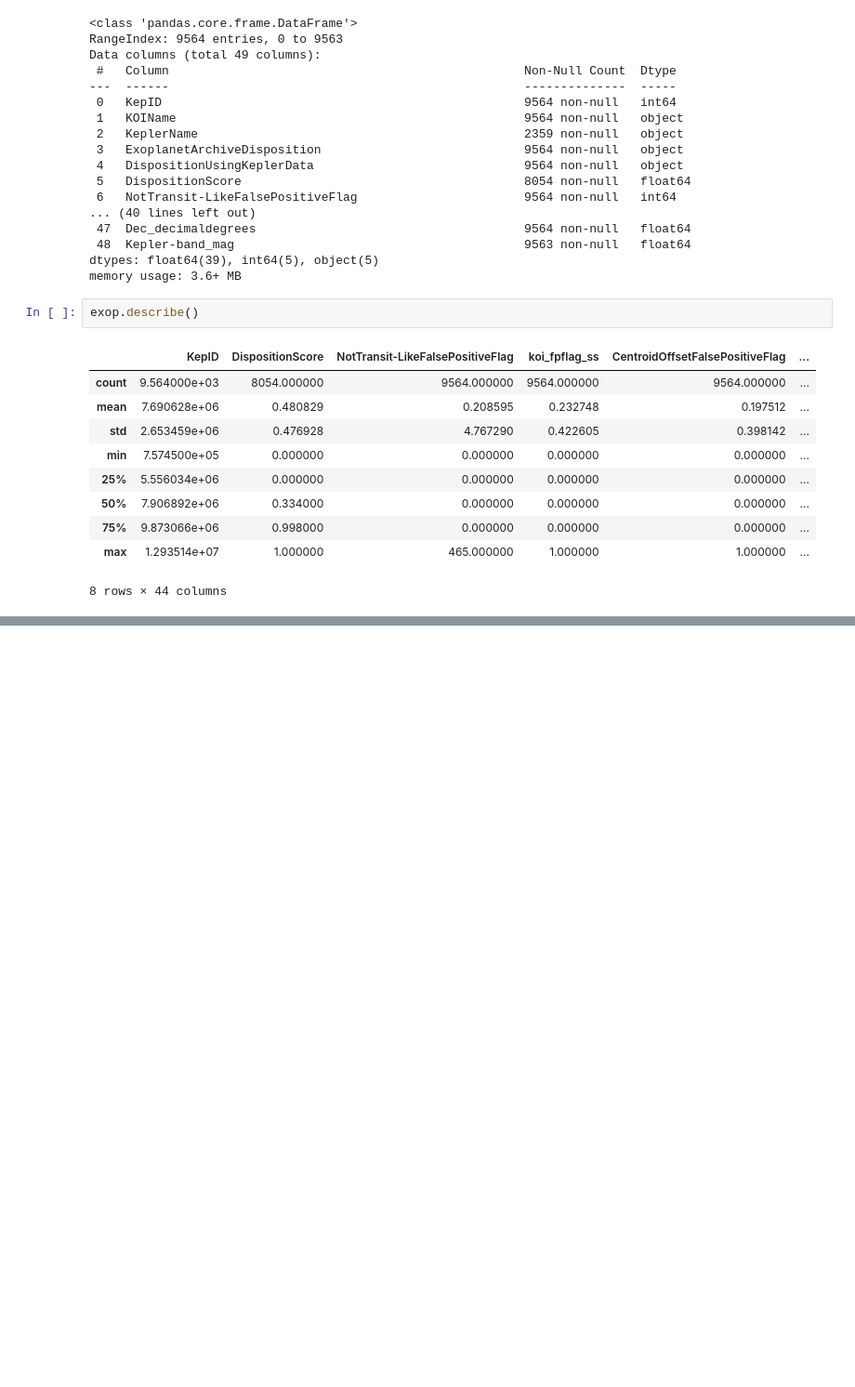
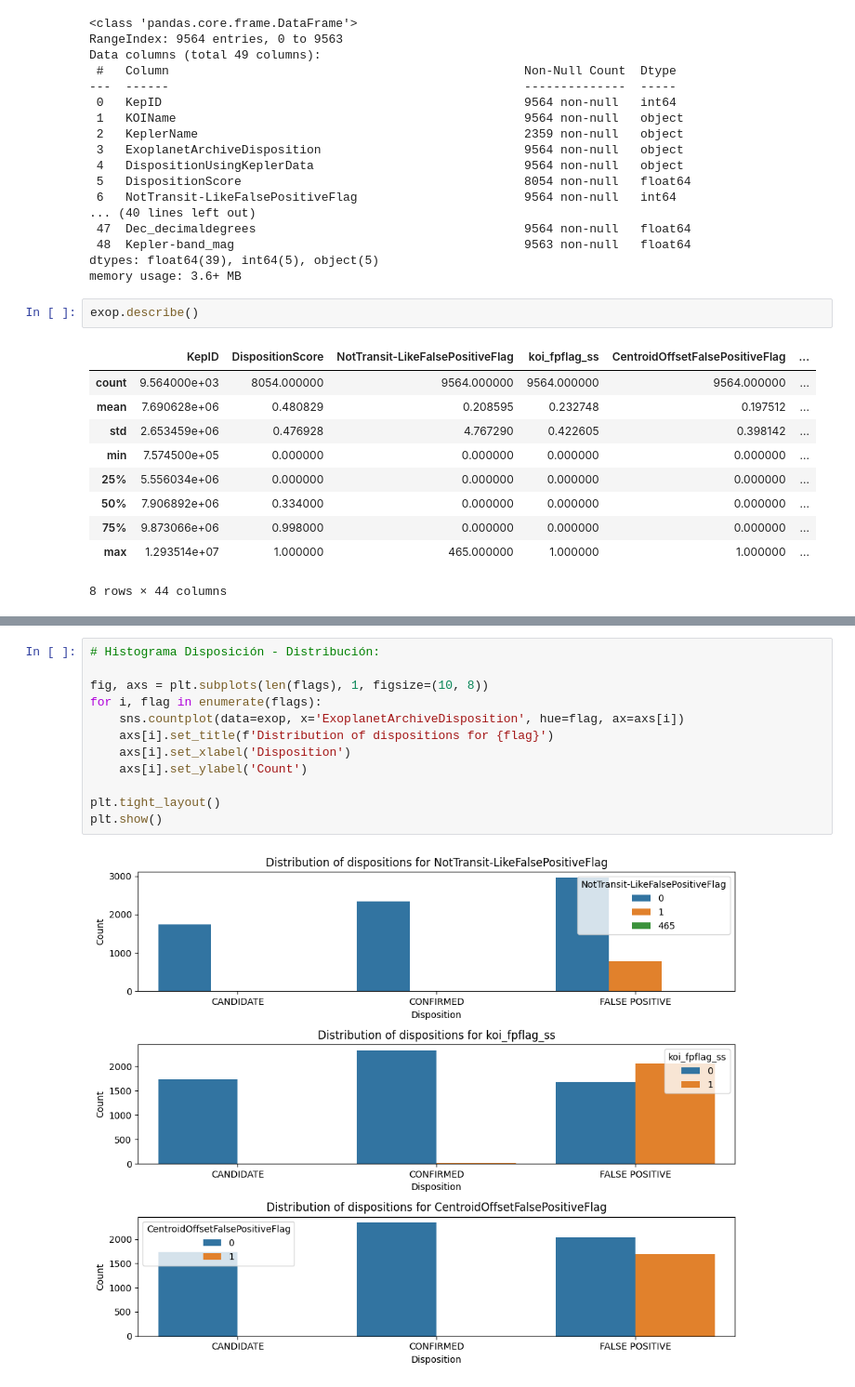
Before and after one commit to vomicienta/DataScience, a Jupyter notebook: ProyectoDS_ParteI_Cignola.ipynb, the cells around one changed output, grey strips where cells are left out. Shown at 93% size. Saved outputs shown, nothing was run; the diff lists cells and outputs as text; blank space fills up the shorter version.

```diff
--- a/ProyectoDS_ParteI_Cignola.ipynb
+++ b/ProyectoDS_ParteI_Cignola.ipynb
@@ -298,0 +357,14 @@ exop.shape
+# %%
+# Histograma Disposición - Distribución:
+
+fig, axs = plt.subplots(len(flags), 1, figsize=(10, 8))
+for i, flag in enumerate(flags):
+    sns.countplot(data=exop, x='ExoplanetArchiveDisposition', hue=flag, ax=axs[i])
+    axs[i].set_title(f'Distribution of dispositions for {flag}')
+    axs[i].set_xlabel('Disposition')
+    axs[i].set_ylabel('Count')
+
+plt.tight_layout()
+plt.show()
+# %% [output]
+[figure, added]
```
Also changed, not shown: parts of 17 cells of this notebook.
